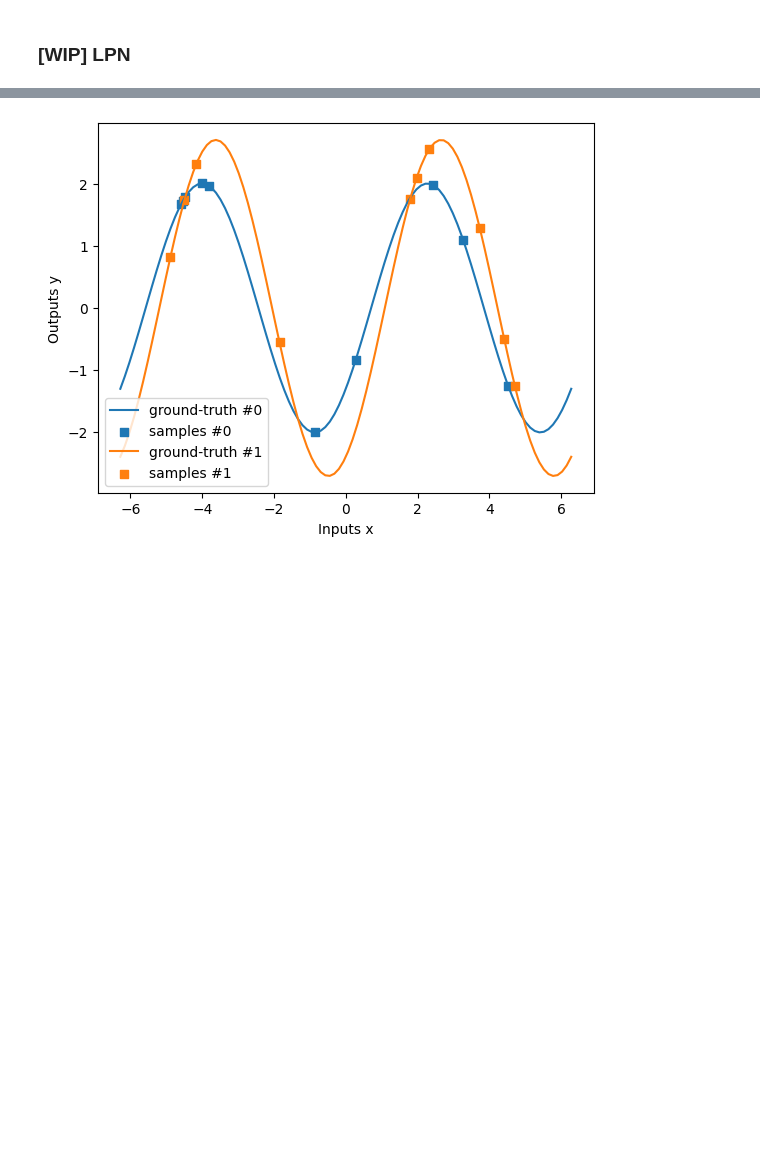
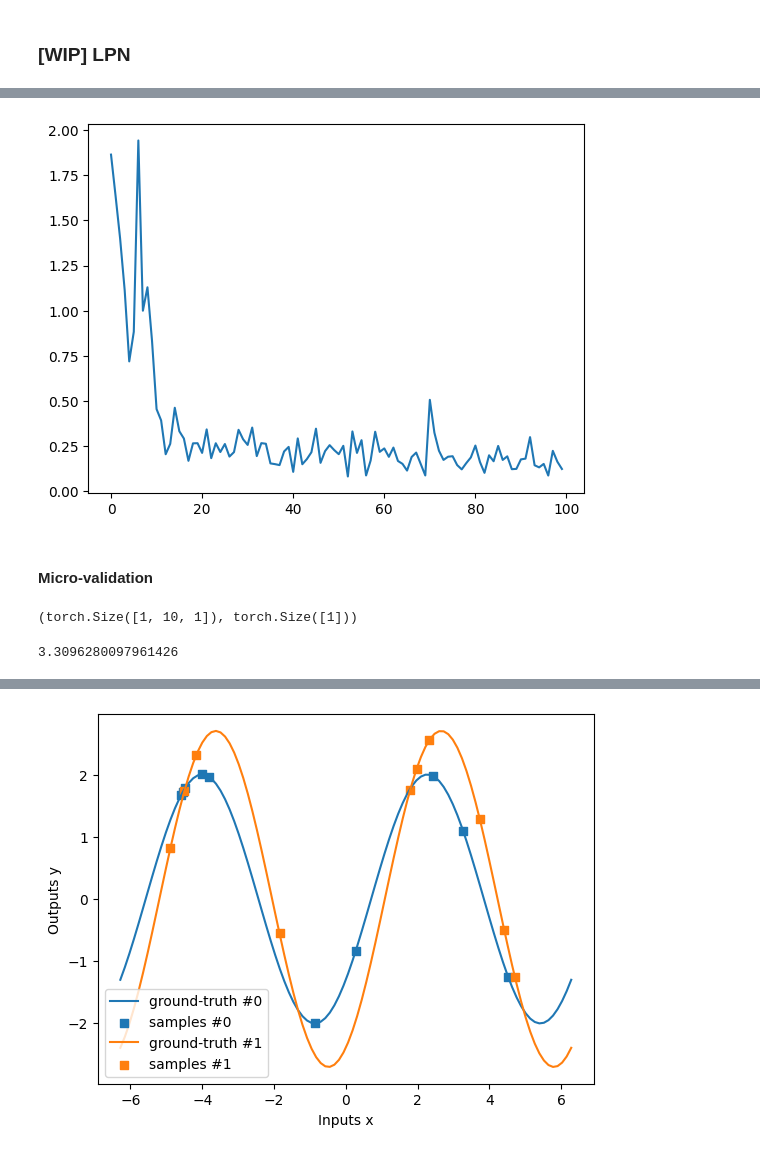
Before and after one commit to severinbratus/pmlr25-lpn, a Jupyter notebook: src/lpn4sine.ipynb, the cells around one changed output, grey strips where cells are left out. Cells and saved outputs as stored; diff of their text form; code cells hidden in the pictures; blank space fills up the shorter version.

Commit message:
LPN, Training. WIP Validation

```diff
--- a/src/lpn4sine.ipynb
+++ b/src/lpn4sine.ipynb
@@ -79,13 +84,14 @@ class IOPairSetEncoder(nn.Module):
         return mu, logvar
 # %%
-io_pairs = torch.cat([inputs, outputs], dim=-1)  # (batch_size, N, 2)
+io_pairs = torch.cat([inputs, outputs_pred], dim=-1)  # (batch_size, N, 2)
 io_pairs.shape
 # %% [output]
 torch.Size([16, 10, 2])
 # %%
 set_encoder = IOPairSetEncoder()
-z = set_encoder(io_pairs)
-z.shape  # (batch_size, output_dim)
+z_mu, z_logvar = set_encoder(io_pairs)
+z_sample = z_mu
+z_sample.shape  # (batch_size, output_dim)
 # %% [output]
 torch.Size([16, 3])
 # %%
@@ -129,7 +136,7 @@ input_0.shape
 # %% [output]
 torch.Size([16, 1])
 # %%
-z_expanded = z.unsqueeze(1).expand(-1, inputs.size(1), -1)
+z_expanded = z_sample.unsqueeze(1).expand(-1, inputs.size(1), -1)
 z_inputs = torch.cat([z_expanded, inputs], axis=-1)
 z_inputs.shape
 # %% [output]
@@ -234,0 +310,5 @@ class LPN(nn.Module):
+# %%
+pairs = io_pairs
+pairs.shape
+inputs = pairs[:, :, 0].unsqueeze(-1)
+inputs.shape
@@ -234,0 +402,7 @@ class LPN(nn.Module):
+# %%
+plt.plot(losses)
+plt.show()
+# %% [output]
+[figure, added]
+# %% [markdown]
+#### Micro-validation
@@ -234,0 +411,4 @@ class LPN(nn.Module):
+# %%
+inputs_t.shape, amp_t.shape
+# %% [output]
+(torch.Size([1, 10, 1]), torch.Size([1]))
@@ -234,0 +419,4 @@ class LPN(nn.Module):
+# %%
+amp_t.item()
+# %% [output]
+3.3096280097961426
```
Also changed, not shown: parts of 26 cells of this notebook, 1 other file.
